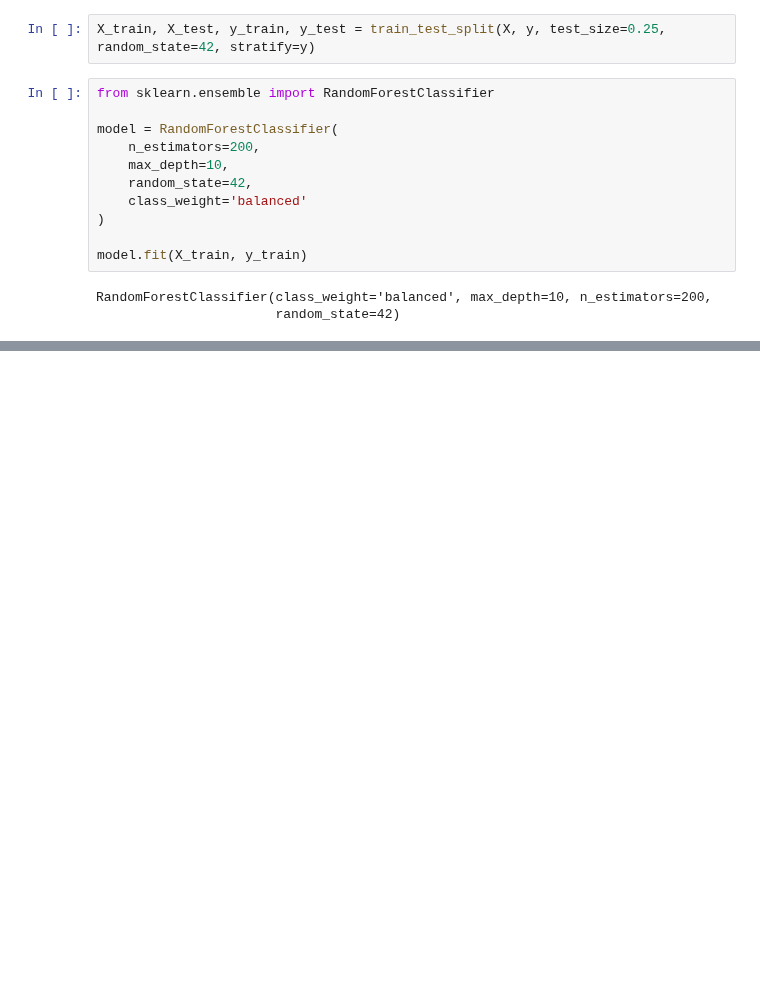
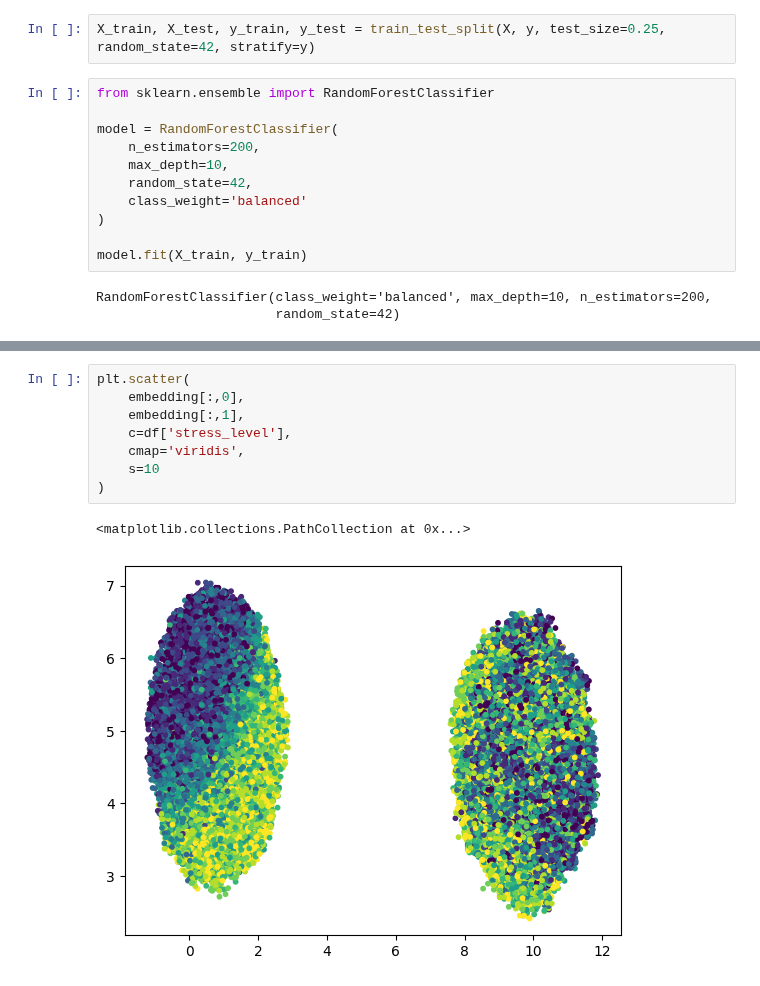
Before and after one commit to SofievanEngelen/2AMV10_Project, a Jupyter notebook: preprocessing+eda.ipynb, the cells around one changed output, grey strips where cells are left out. Drawn from its saved outputs; the diff is of its cells as text; blank space fills up the shorter version.

```diff
--- a/preprocessing+eda.ipynb
+++ b/preprocessing+eda.ipynb
@@ -165,0 +221,11 @@ weighted avg       0.96      0.95      0.95      5000
+# %%
+plt.scatter(
+    embedding[:,0],
+    embedding[:,1],
+    c=df['stress_level'],
+    cmap='viridis',
+    s=10
+)
+# %% [output]
+<matplotlib.collections.PathCollection at 0x...>
+[figure, added]
```
Also changed, not shown: parts of 20 cells of this notebook.
